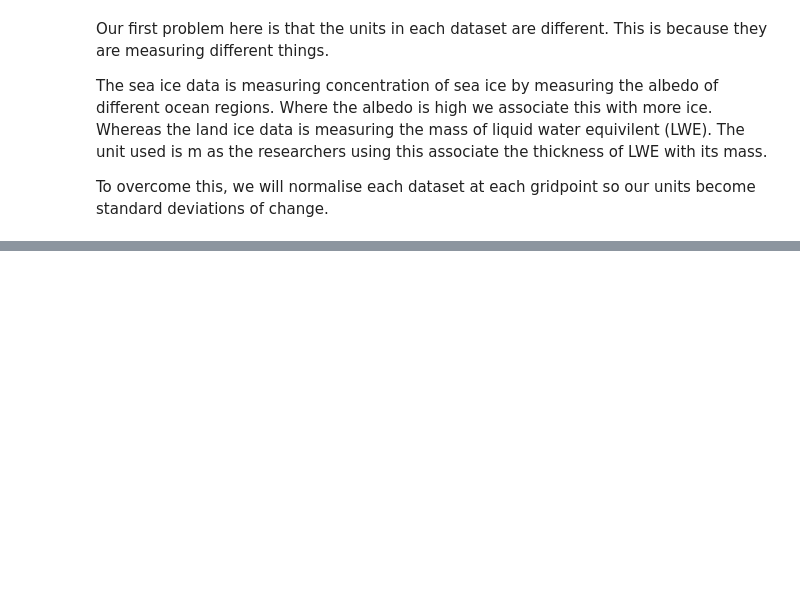
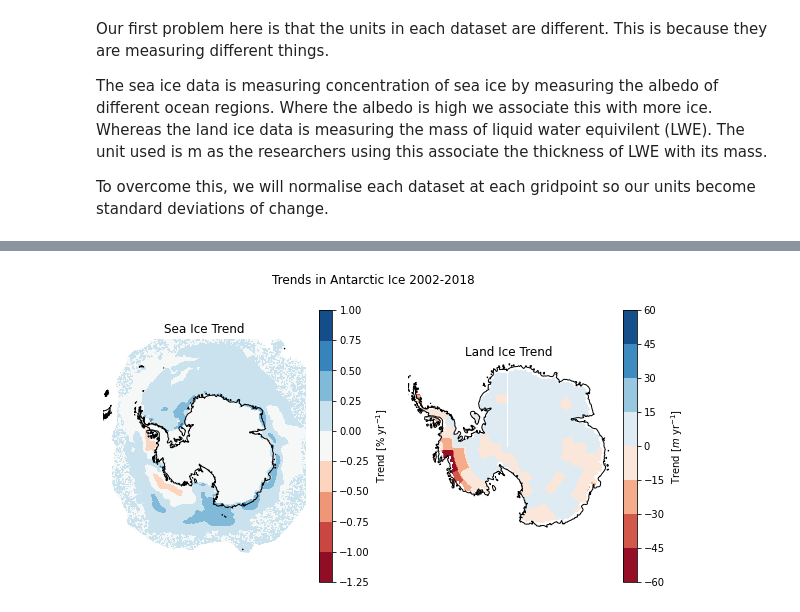
Before and after one commit to hjelleyman/Antarctica-M.2, a Jupyter notebook: combining ice data.ipynb, the cells around one changed output, grey strips where cells are left out. Cells and saved outputs as stored; diff of their text form; code cells hidden in the pictures; blank space fills up the shorter version.

```diff
--- a/combining ice data.ipynb
+++ b/combining ice data.ipynb
@@ -84,7 +67,28 @@ plt.show()
 # %%
-data = Ice.polyfit(dim='time', deg=1).sel(degree=1).polyfit_coefficients * 1e9*60*60*24*365
-# print(data)
-data = data.where(abs(data) != 0.0)
+SIC_trends = SIC.polyfit(dim='time', deg=1).sel(degree=1).polyfit_coefficients * 1e9*60*60*24*365
+SIC_trends = SIC_trends.where(abs(SIC_trends) != 0.0)
 
-print(data)
+LIC_trends = LIC.polyfit(dim='time', deg=1).sel(degree=1).polyfit_coefficients * 1e9*60*60*24*365
+LIC_trends = LIC_trends.where(abs(LIC_trends) != 0.0)
+# %%
+fig = plt.figure(figsize=(10,5))
+ax = fig.add_subplot(121, projection = ccrs.SouthPolarStereo())
+contor = ax.contourf(SIC_trends.x, SIC_trends.y, 100/250 *SIC_trends.values, cmap = 'RdBu', transform=ccrs.SouthPolarStereo())
+ax.coastlines()
+ax.set_axis_off()
+cbar = plt.colorbar(contor)
+cbar.set_label('Trend [$\%$ yr$^{-1}$]')
+ax.set_title('Sea Ice Trend')
+
+ax = fig.add_subplot(122, projection = ccrs.SouthPolarStereo())
+contor = ax.contourf(LIC_trends.x, LIC_trends.y, LIC_trends.values, cmap = 'RdBu', transform=ccrs.SouthPolarStereo())
+ax.coastlines()
+ax.set_axis_off()
+cbar = plt.colorbar(contor)
+cbar.set_label('Trend [$m$ yr$^{-1}$]')
+ax.set_title('Land Ice Trend')
+fig.suptitle('Trends in Antarctic Ice 2002-2018')
+plt.savefig('images/week7/ice_trends.pdf')
+# %% [output]
+[figure, added]
 # %%
```
Also changed, not shown: parts of 7 cells of this notebook.
